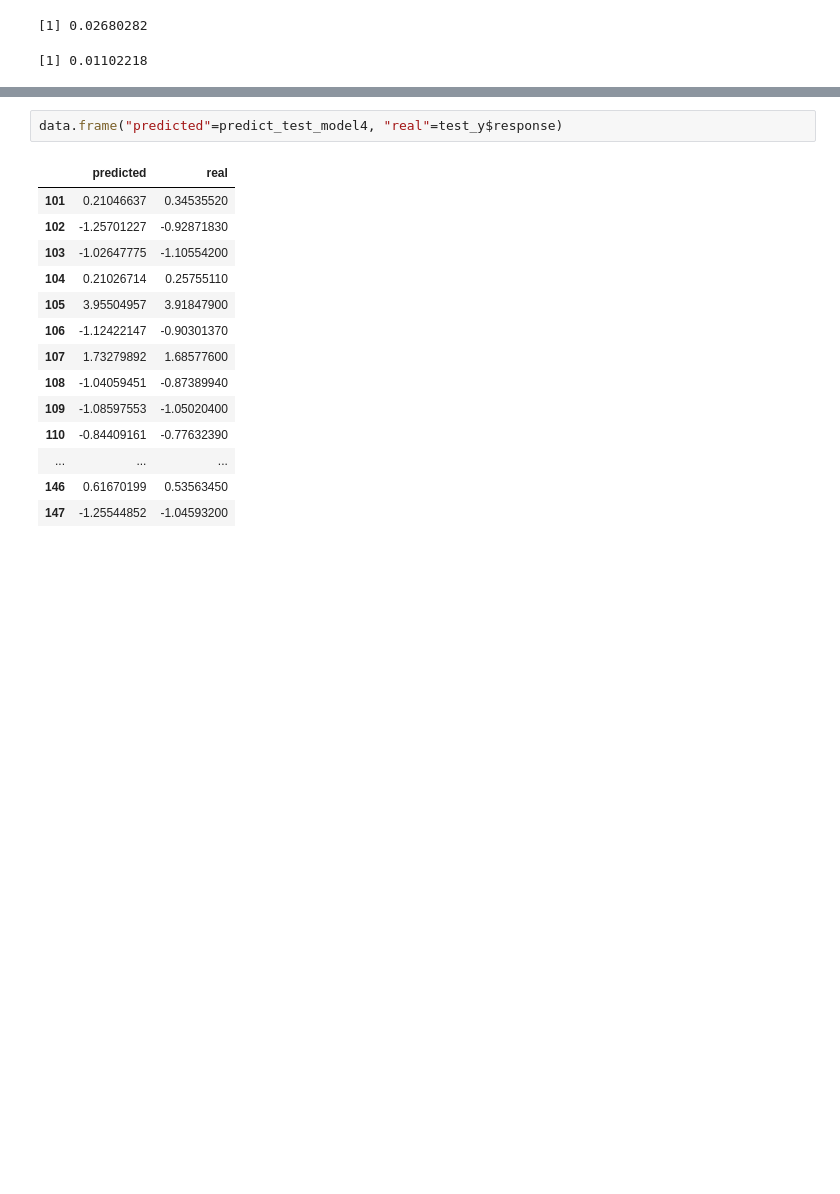
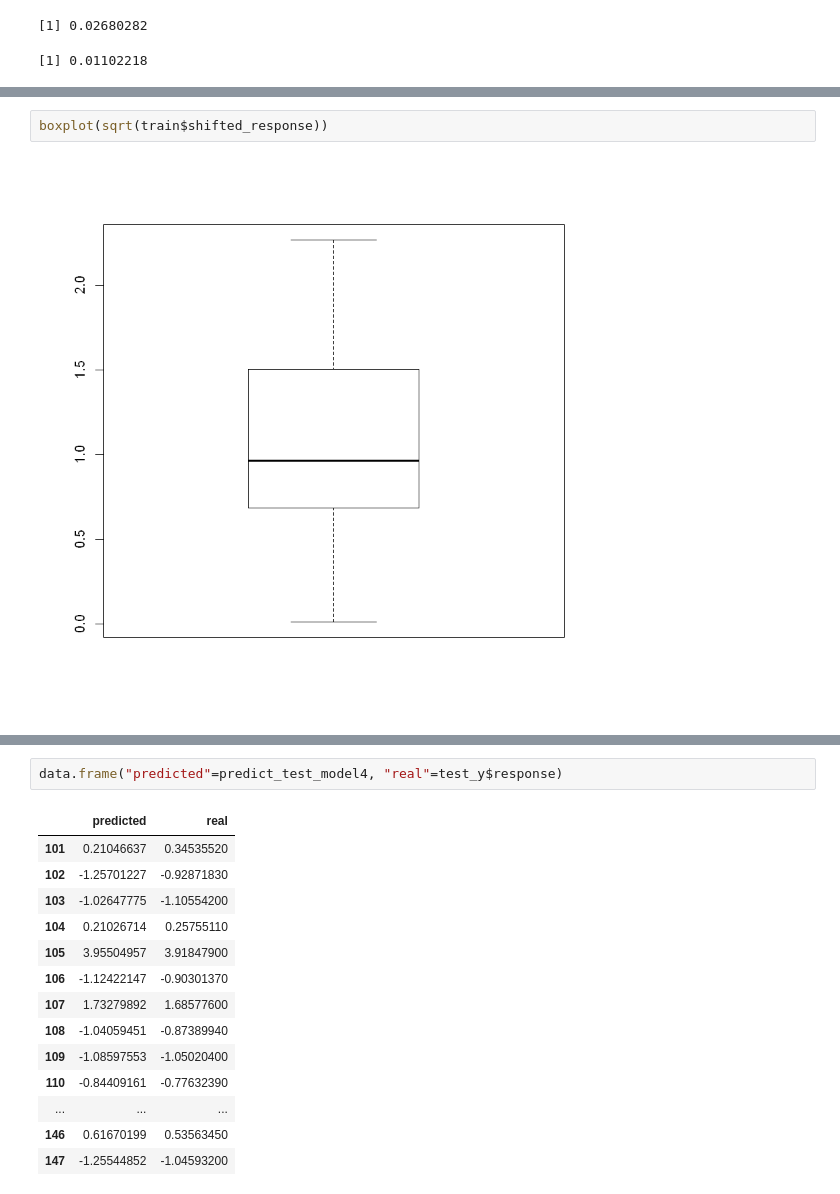
Before and after one commit to parthsdoshi/STAT-512-Final-Project, a Jupyter notebook: Q1/Q1.ipynb, the cells around one changed output, grey strips where cells are left out. Saved outputs shown, nothing was run; the diff lists cells and outputs as text; blank space fills up the shorter version.

```diff
--- a/Q1/Q1.ipynb
+++ b/Q1/Q1.ipynb
@@ -268,0 +314,4 @@ anova(model4)["Mean Sq"][5,1]
+# %%
+boxplot(sqrt(train$shifted_response))
+# %% [output]
+[figure, added]
```
Also changed, not shown: parts of 11 cells of this notebook, 2 other files.
